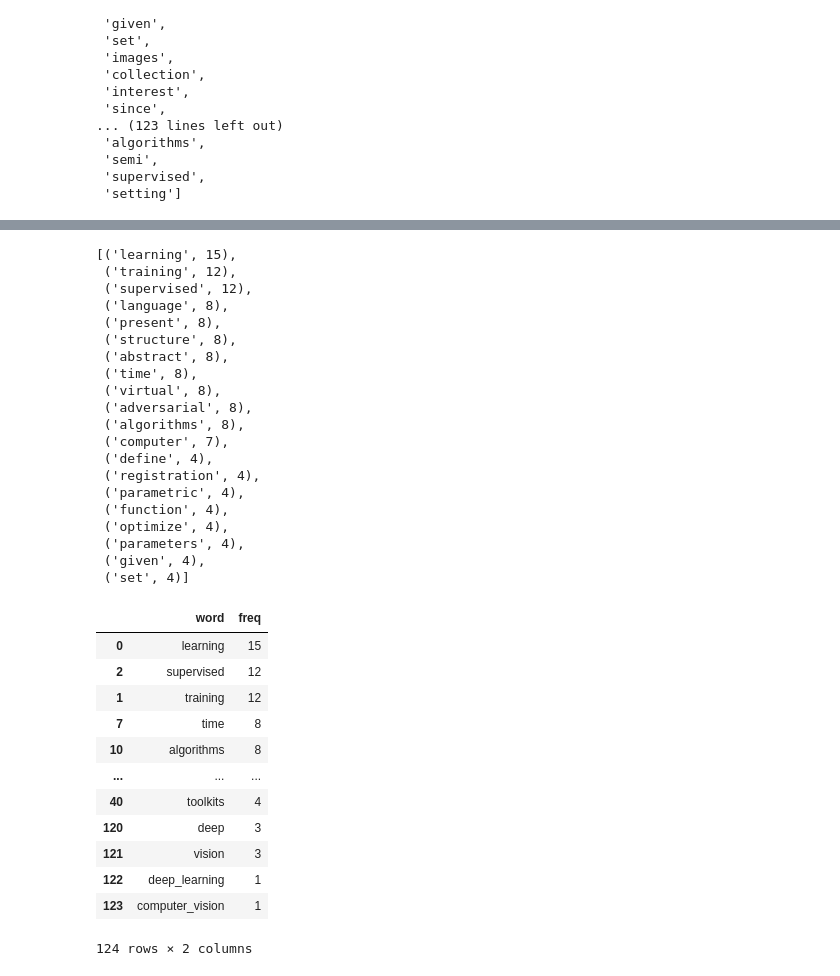
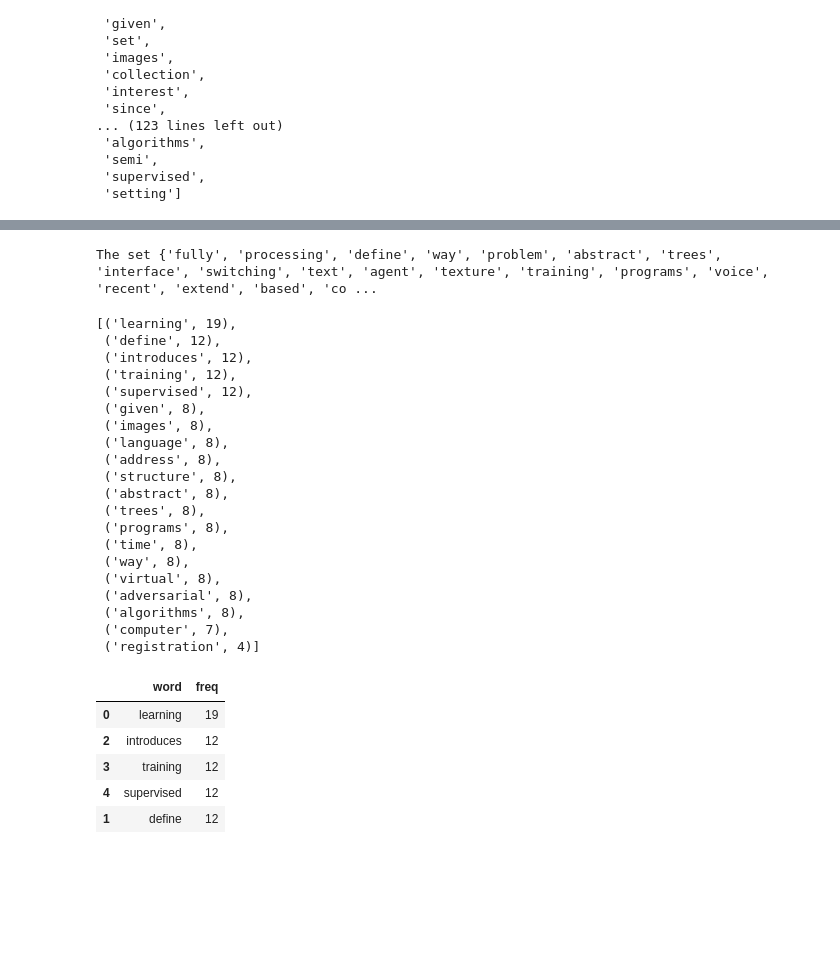
Before and after one commit to ziye003/DataIncubatorChallenge, a Jupyter notebook: DICsec1.ipynb, the cells around one changed output, grey strips where cells are left out. Cells and saved outputs as stored; diff of their text form; code cells hidden in the pictures; blank space fills up the shorter version.

```diff
--- a/DICsec1.ipynb
+++ b/DICsec1.ipynb
@@ -246,0 +319,27 @@ SymbigramCorrectlist
+# %%
+def Combine_synonyms(bigramCorrectlist):
+    dict = {}
+    allSets = set()
+    rep1=[]
+    rep2=[]
+
+    for wordToCehck in bigramCorrectlist:
+        if wordToCehck not in allSets:
+            synonyms=[]
+            for syn in wordnet.synsets(wordToCehck):
+                for l in syn.lemmas():
+                    synonyms.append(l.name())
+            ss=set(synonyms)
+            allSets.update(ss)
+            for syns in ss:
+                dict[syns]=wordToCehck
+        else:
+            repeatword=dict[wordToCehck]
+            bigramCorrectlist = [repeatword if i== wordToCehck else i for i in bigramCorrectlist]
+            rep1.append(repeatword)
+            rep2.append(wordToCehck)
+    rep1=set(rep1)
+    rep2=set(rep2)
+
+
+    return bigramCorrectlist,rep1,rep2;
@@ -291,46 +398,45 @@ bigrams,bigramCorrectlist=find_bigrams(sums[subject])
+# %%
+#correct for synonyms
+SynBigramList,rep1,rep2=Combine_synonyms(bigramCorrectlist)
+print('The set {} is repetitive to set {}'.format(rep1,rep2))
+# %% [output]
+The set {'fully', 'processing', 'define', 'way', 'problem', 'abstract', 'trees', 'interface', 'switching', 'text', 'agent', 'texture', 'training', 'programs', 'voice', 'recent', 'extend', 'based', 'co ...
 # %%
 # Create counters
-counts = collections.Counter(bigramCorrectlist) #medical
+counts = collections.Counter(SynBigramList) #medical
 counts.most_common(20)
 # %% [output]
-[('learning', 15),
+[('learning', 19),
+ ('define', 12),
+ ('introduces', 12),
  ('training', 12),
  ('supervised', 12),
+ ('given', 8),
+ ('images', 8),
  ('language', 8),
- ('present', 8),
+ ('address', 8),
  ('structure', 8),
  ('abstract', 8),
+ ('trees', 8),
+ ('programs', 8),
  ('time', 8),
+ ('way', 8),
  ('virtual', 8),
  ('adversarial', 8),
  ('algorithms', 8),
  ('computer', 7),
- ('define', 4),
- ('registration', 4),
- ('parametric', 4),
- ('function', 4),
- ('optimize', 4),
- ('parameters', 4),
- ('given', 4),
- ('set', 4)]
+ ('registration', 4)]
 # %%
 #View the counts
 Sdf = pd.DataFrame(list(counts.most_common()),columns = ['word','freq'])
 Sdf.freq.astype(int)
 Sdf=Sdf.sort_values(by='freq',ascending=False)
-Sdf
+Sdf.head()
 # %% [output]
 |  | word | freq |
-| 0 | learning | 15 |
-| 2 | supervised | 12 |
-| 1 | training | 12 |
-| 7 | time | 8 |
-| 10 | algorithms | 8 |
-| ... | ... | ... |
-| 40 | toolkits | 4 |
-| 120 | deep | 3 |
-| 121 | vision | 3 |
-| 122 | deep_learning | 1 |
-| 123 | computer_vision | 1 |
+| 0 | learning | 19 |
+| 2 | introduces | 12 |
+| 3 | training | 12 |
+| 4 | supervised | 12 |
+| 1 | define | 12 |
-124 rows × 2 columns
 # %%
```
Also changed, not shown: parts of 40 cells of this notebook.
